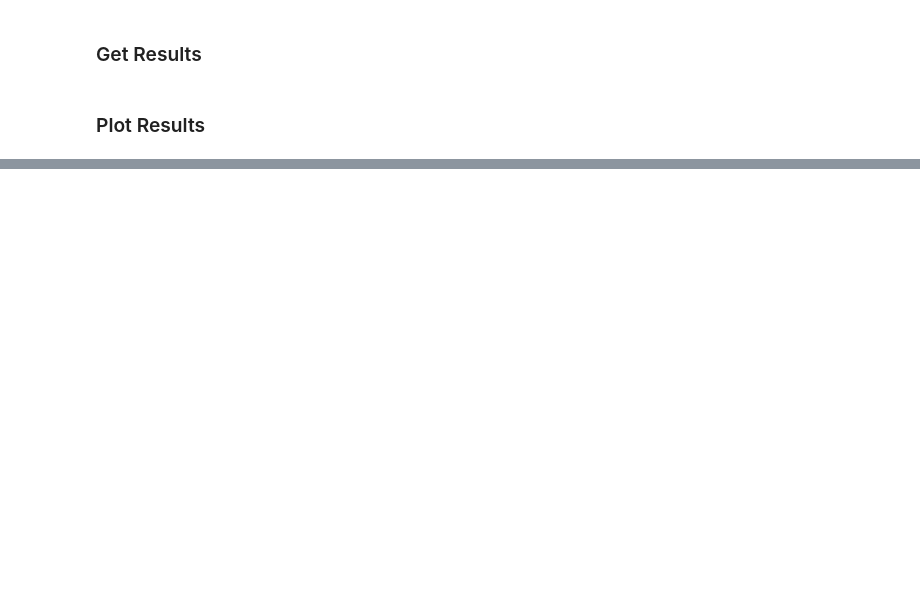
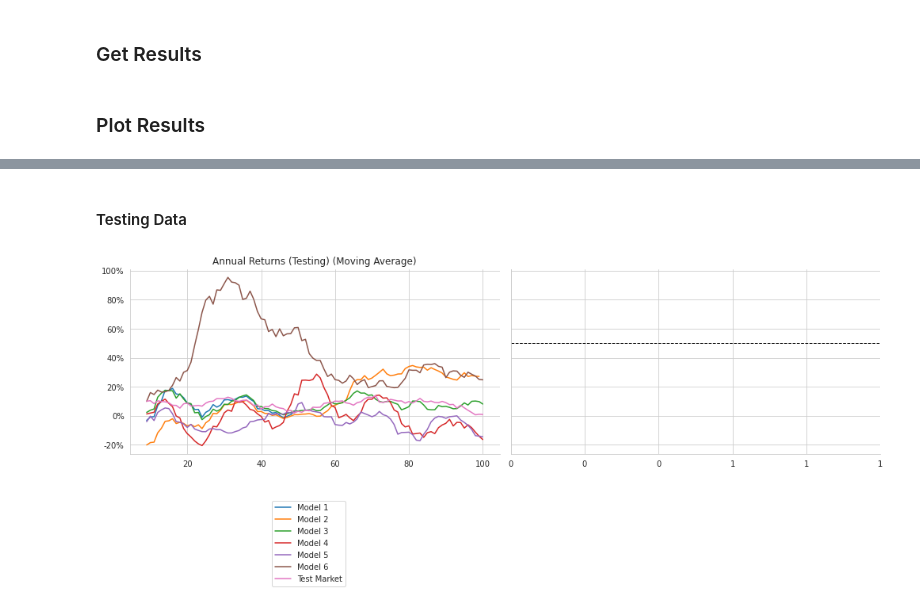
Before and after one commit to Switzerland-MQP-2022/DDQN-Model-Complexity-Analysis, a Jupyter notebook: Model/visualization.ipynb, the cells around one changed output, grey strips where cells are left out. Saved outputs shown, nothing was run; the diff lists cells and outputs as text; code cells hidden in the pictures; blank space fills up the shorter version.

```diff
--- a/Model/visualization.ipynb
+++ b/Model/visualization.ipynb
@@ -110,0 +130,36 @@ fig.tight_layout()
+# %% [markdown]
+#### Testing Data
+# %%
+fig, axes = plt.subplots(ncols=2, figsize=(14, 4), sharey=True)
+
+for r in range(0, len(test_results_list)):
+    results = test_results_list[r]
+    data = results['TestAgent']
+
+    if r == len(test_results_list) - 1:
+        data = results[['TestAgent','TestMarket']]
+
+    df = (data
+          .sub(1)
+          .rolling(10)
+          .mean())
+    df.plot(ax=axes[0],
+            title='Annual Returns (Testing) (Moving Average)',
+            legend='')
+
+#fig.legend(labels=test_local_files + ['TestMarket'], bbox_to_anchor=(0.27, -0.5), loc='lower center')
+fig.legend(labels=labels, bbox_to_anchor=(0.27, -0.5), loc='lower center')
+
+
+for ax in axes:
+    ax.yaxis.set_major_formatter(
+        FuncFormatter(lambda y, _: '{:.0%}'.format(y)))
+    ax.xaxis.set_major_formatter(
+        FuncFormatter(lambda x, _: '{:,.0f}'.format(x)))
+axes[1].axhline(.5, ls='--', c='k', lw=1)
+
+sns.despine()
+fig.tight_layout()
+#fig.savefig(results_path / 'performance', dpi=300)
+# %% [output]
+[figure, added]
```
Also changed, not shown: parts of 21 cells of this notebook.
